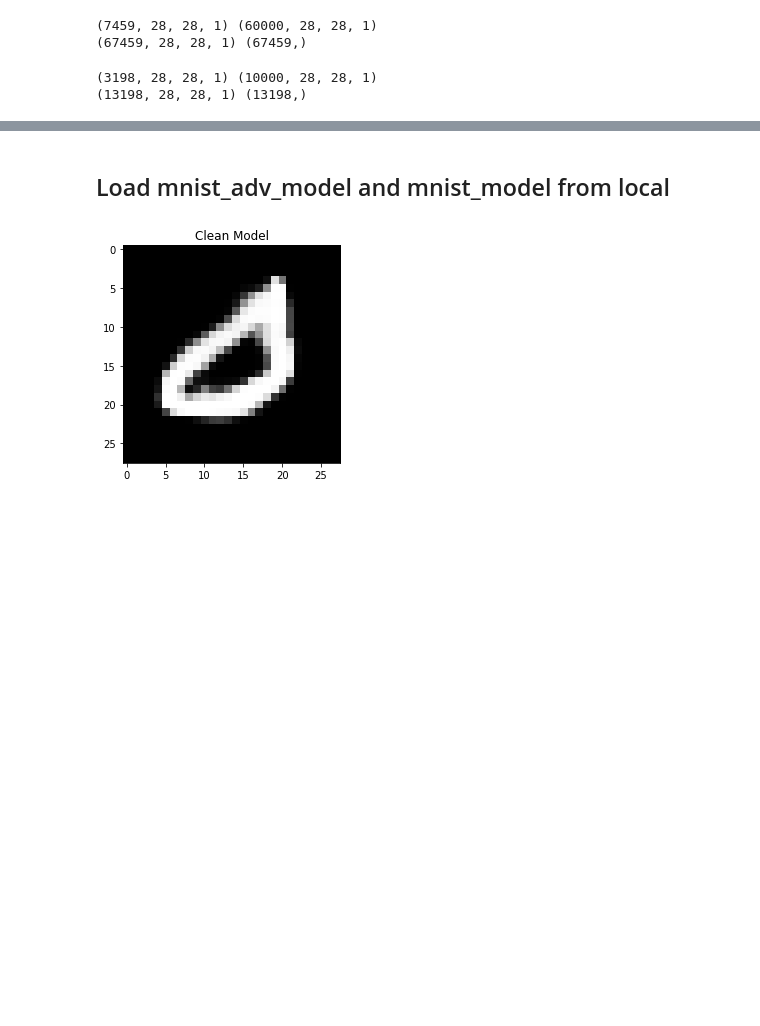
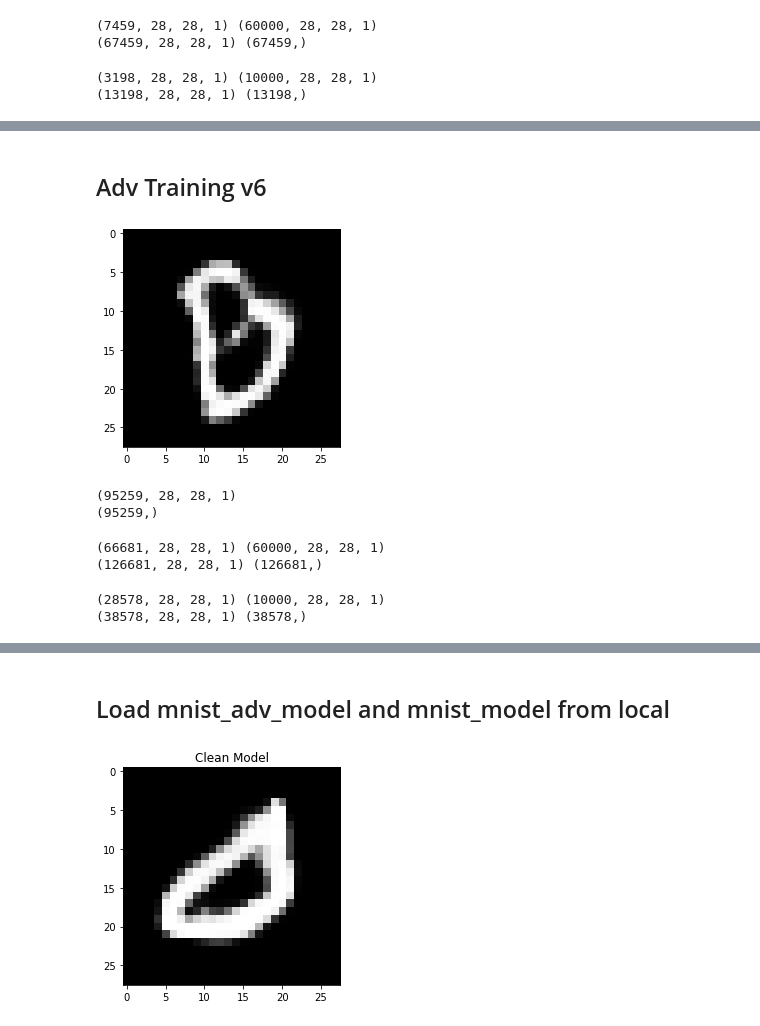
Before and after one commit to hiskuDN/acgan-adv-training-mod, a Jupyter notebook: train_adv.ipynb, the cells around one changed output, grey strips where cells are left out. Cells and saved outputs as stored; diff of their text form; code cells hidden in the pictures; blank space fills up the shorter version.

Commit message:
updates on visualizations and main

```diff
--- a/train_adv.ipynb
+++ b/train_adv.ipynb
@@ -756,3 +763,39 @@ Epoch 6/6
 # %%
 # save model_adv
 model_adv_v5.save('assets/models/mnist_adv_model_v5.h5')
+# %% [markdown]
+## Adv Training v6
+# %%
+# load mnist_adv dataset
+# adv_path = 'assets/data/mnist_adv/'
+adv_path = 'mnist_zico_defense_by_attack_with_z7/'
+adv_files = []
+X_7 = []
+y_7 = []
+
+# for loop to load all the images
+for source in range(10):
+    for target in range(10):
+        if(source != target):
+          file = np.load(adv_path + 'from' + str(source) + 'to' + str(target) + '.npz')
+          adv_files.append(file)
+          y_7.extend(np.full(len(file['adv_imgs']), source).tolist())
+
+keys = adv_files[0].files
+
+for file in adv_files:
+  with file as data:
+      X_7.extend(data[keys[0]])
+
+X_7 = np.array(X_7)
+y_7 = np.array(y_7)
+y_one_hot_2 = np.take(np.eye(10), y_7, axis=0)
+
+plt.imshow(X_7[0], cmap='gray')
+plt.show()
+print(X_7.shape)
+print(y_7.shape)
+# %% [output]
+[figure, added]
+(95259, 28, 28, 1)
+(95259,)
@@ -758,0 +807,20 @@ model_adv_v5.save('assets/models/mnist_adv_model_v5.h5')
+# %%
+print(X_train.shape, ds_train_images.shape)
+
+ds_train_adv_images = np.concatenate((ds_train_images, X_train), axis=0)
+ds_train_adv_labels = np.concatenate((ds_train_labels, y_train), axis=0)
+
+print(ds_train_adv_images.shape, ds_train_adv_labels.shape)
+# %% [output]
+(66681, 28, 28, 1) (60000, 28, 28, 1)
+(126681, 28, 28, 1) (126681,)
+# %%
+print(X_test.shape, ds_test_images.shape)
+
+ds_test_adv_images = np.concatenate((ds_test_images, X_test), axis=0)
+ds_test_adv_labels = np.concatenate((ds_test_labels, y_test), axis=0)
+
+print(ds_test_adv_images.shape, ds_test_adv_labels.shape)
+# %% [output]
+(28578, 28, 28, 1) (10000, 28, 28, 1)
+(38578, 28, 28, 1) (38578,)
```
Also changed, not shown: parts of 25 cells of this notebook, 6 other files.
